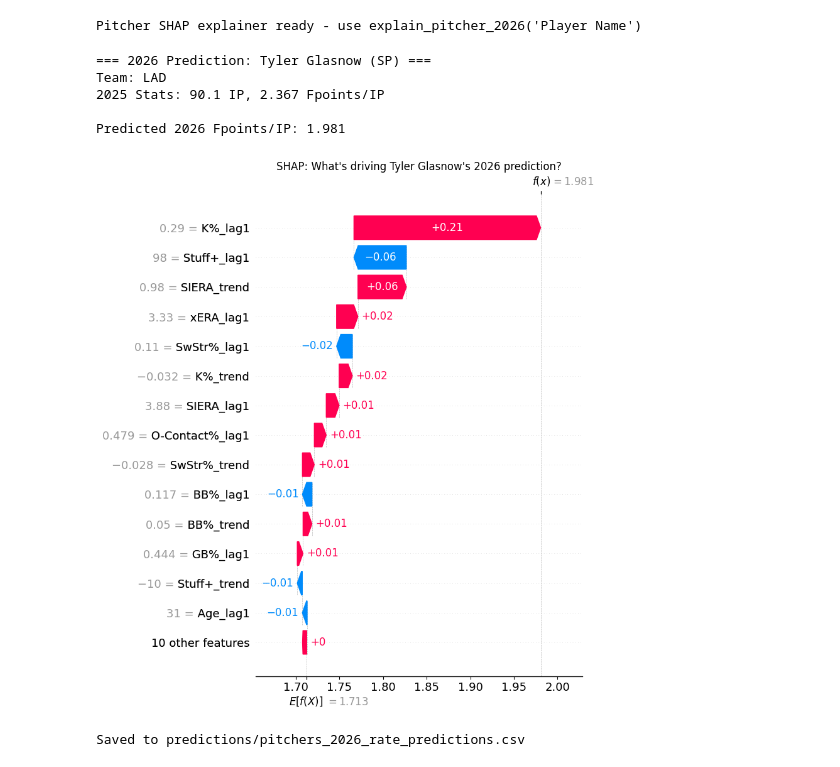
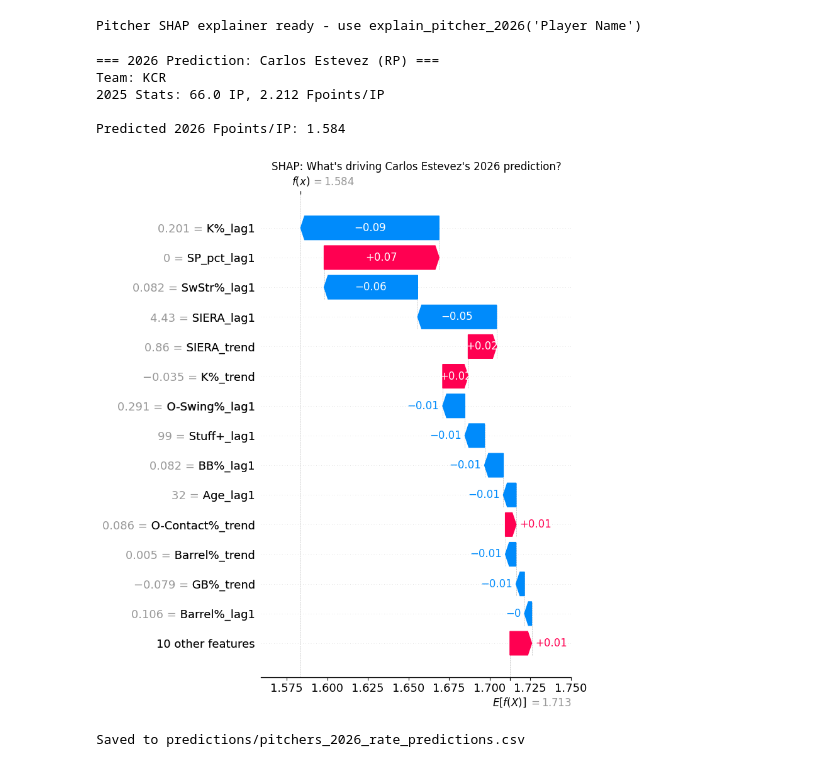
Before and after one commit to mcgillies/mlb-fantasy-2026, a Jupyter notebook: notebooks/05_2026_predictions.ipynb, the cells around one changed output. Drawn from its saved outputs; the diff is of its cells as text; code cells hidden in the pictures.

```diff
--- a/notebooks/05_2026_predictions.ipynb
+++ b/notebooks/05_2026_predictions.ipynb
@@ -773,14 +773,14 @@ print("Pitcher SHAP explainer ready - use explain_pitcher_2026('Player Name')")
 Pitcher SHAP explainer ready - use explain_pitcher_2026('Player Name')
 # %%
 # Example: explain a pitcher's 2026 prediction
-explain_pitcher_2026("Tyler Glasnow", savefig=True)
+explain_pitcher_2026("Carlos Estevez", savefig=True)
 # %% [output]
-=== 2026 Prediction: Tyler Glasnow (SP) ===
-Team: LAD
-2025 Stats: 90.1 IP, 2.367 Fpoints/IP
+=== 2026 Prediction: Carlos Estevez (RP) ===
+Team: KCR
+2025 Stats: 66.0 IP, 2.212 Fpoints/IP
 
-Predicted 2026 Fpoints/IP: 1.981
+Predicted 2026 Fpoints/IP: 1.584
-[figure, old version]
+[figure, new version]
 # %%
 # Save rate predictions
 pred_2026_pit.to_csv('predictions/pitchers_2026_rate_predictions.csv', index=False)
```
Also changed, not shown: parts of 3 cells of this notebook, 1 other file.
